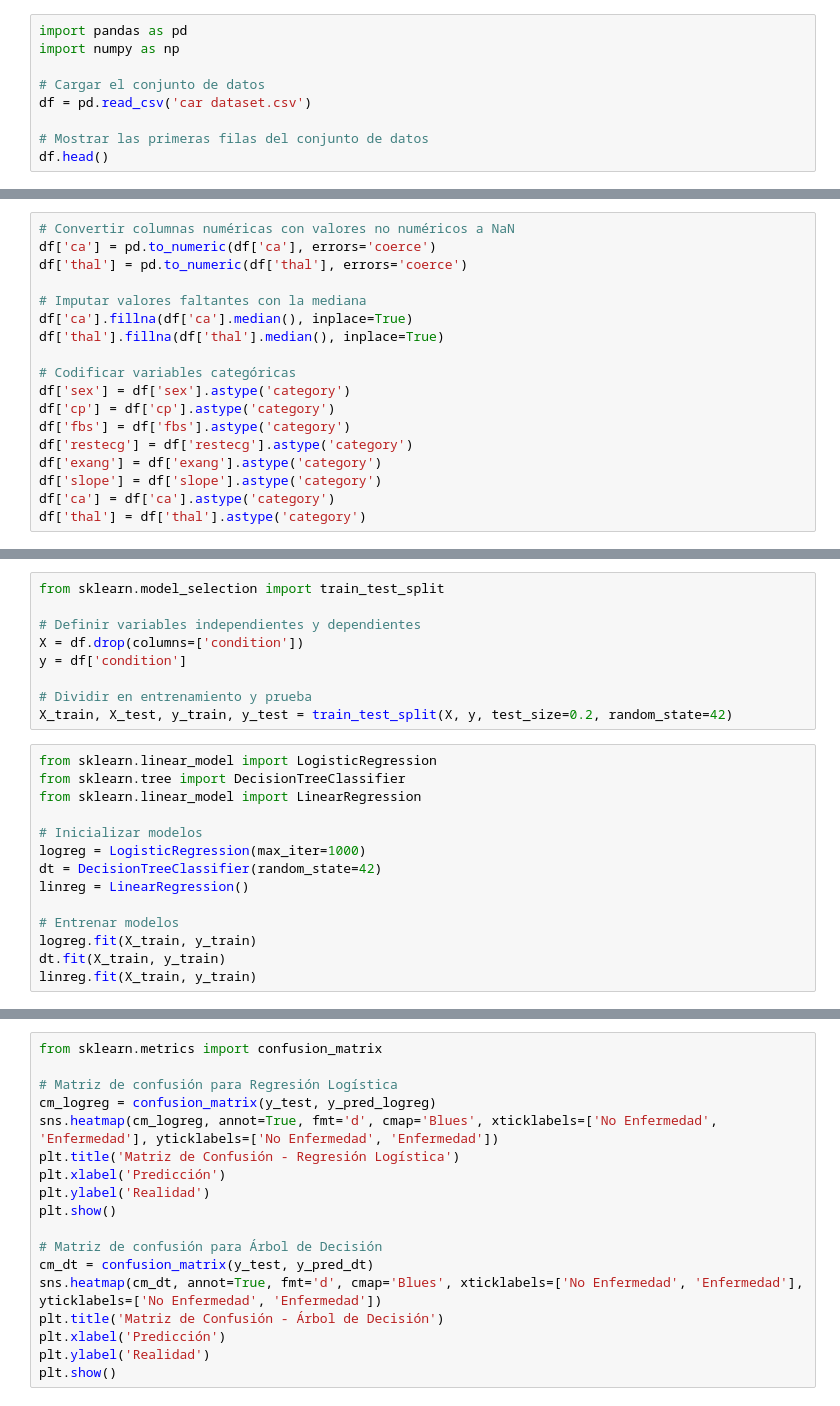
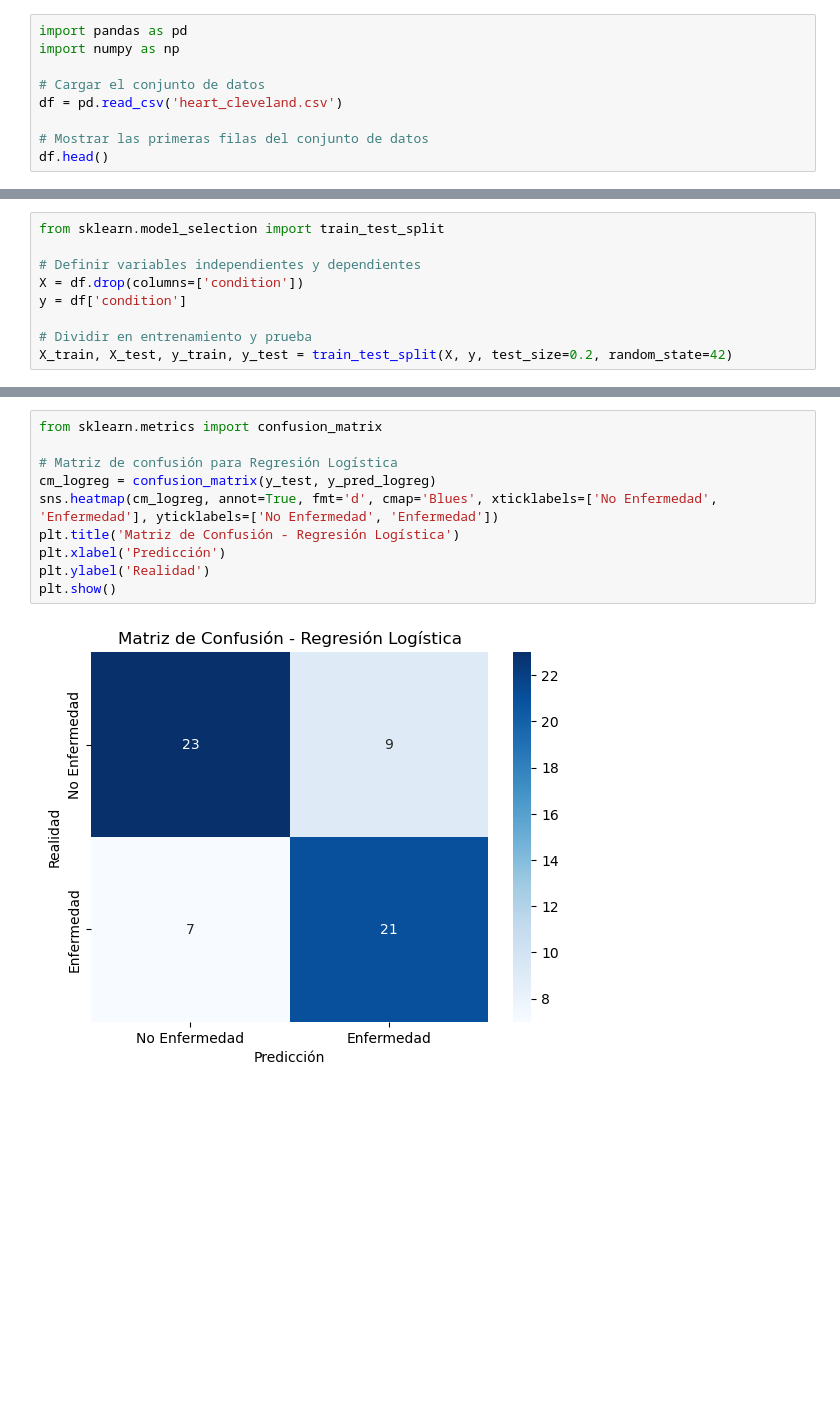
Before and after one commit to afpiraa/TAREA-3, a Jupyter notebook: regresion_logistica_uci.ipynb, the cells around one changed output, grey strips where cells are left out. Cells and saved outputs as stored; diff of their text form; blank space fills up the shorter version.

```diff
--- a/regresion_logistica_uci.ipynb
+++ b/regresion_logistica_uci.ipynb
@@ -3,7 +3,7 @@ import pandas as pd
 import numpy as np
 
 # Cargar el conjunto de datos
-df = pd.read_csv('car dataset.csv')
+df = pd.read_csv('heart_cleveland.csv')
 
 # Mostrar las primeras filas del conjunto de datos
 df.head()
@@ -22,21 +62,3 @@ df.nunique()
-# %%
-# Convertir columnas numéricas con valores no numéricos a NaN
-df['ca'] = pd.to_numeric(df['ca'], errors='coerce')
-df['thal'] = pd.to_numeric(df['thal'], errors='coerce')
-
-# Imputar valores faltantes con la mediana
-df['ca'].fillna(df['ca'].median(), inplace=True)
-df['thal'].fillna(df['thal'].median(), inplace=True)
-
-# Codificar variables categóricas
-df['sex'] = df['sex'].astype('category')
-df['cp'] = df['cp'].astype('category')
-df['fbs'] = df['fbs'].astype('category')
-df['restecg'] = df['restecg'].astype('category')
-df['exang'] = df['exang'].astype('category')
-df['slope'] = df['slope'].astype('category')
-df['ca'] = df['ca'].astype('category')
-df['thal'] = df['thal'].astype('category')
 # %%
 import seaborn as sns
 import matplotlib.pyplot as plt
@@ -65,20 +106,6 @@ y = df['condition']
 
 # Dividir en entrenamiento y prueba
 X_train, X_test, y_train, y_test = train_test_split(X, y, test_size=0.2, random_state=42)
-# %%
-from sklearn.linear_model import LogisticRegression
-from sklearn.tree import DecisionTreeClassifier
-from sklearn.linear_model import LinearRegression
-
-# Inicializar modelos
-logreg = LogisticRegression(max_iter=1000)
-dt = DecisionTreeClassifier(random_state=42)
-linreg = LinearRegression()
-
-# Entrenar modelos
-logreg.fit(X_train, y_train)
-dt.fit(X_train, y_train)
-linreg.fit(X_train, y_train)
 # %%
 from sklearn.metrics import classification_report, accuracy_score
 
@@ -102,18 +129,12 @@ print(classification_report(y_test, y_pred_linreg))
 # %%
 from sklearn.metrics import confusion_matrix
 
 # Matriz de confusión para Regresión Logística
 cm_logreg = confusion_matrix(y_test, y_pred_logreg)
 sns.heatmap(cm_logreg, annot=True, fmt='d', cmap='Blues', xticklabels=['No Enfermedad', 'Enfermedad'], yticklabels=['No Enfermedad', 'Enfermedad'])
 plt.title('Matriz de Confusión - Regresión Logística')
 plt.xlabel('Predicción')
 plt.ylabel('Realidad')
 plt.show()
-
-# Matriz de confusión para Árbol de Decisión
-cm_dt = confusion_matrix(y_test, y_pred_dt)
-sns.heatmap(cm_dt, annot=True, fmt='d', cmap='Blues', xticklabels=['No Enfermedad', 'Enfermedad'], yticklabels=['No Enfermedad', 'Enfermedad'])
-plt.title('Matriz de Confusión - Árbol de Decisión')
-plt.xlabel('Predicción')
-plt.ylabel('Realidad')
-plt.show()
+# %% [output]
+[figure, added]
```
Also changed, not shown: parts of 5 cells of this notebook.
